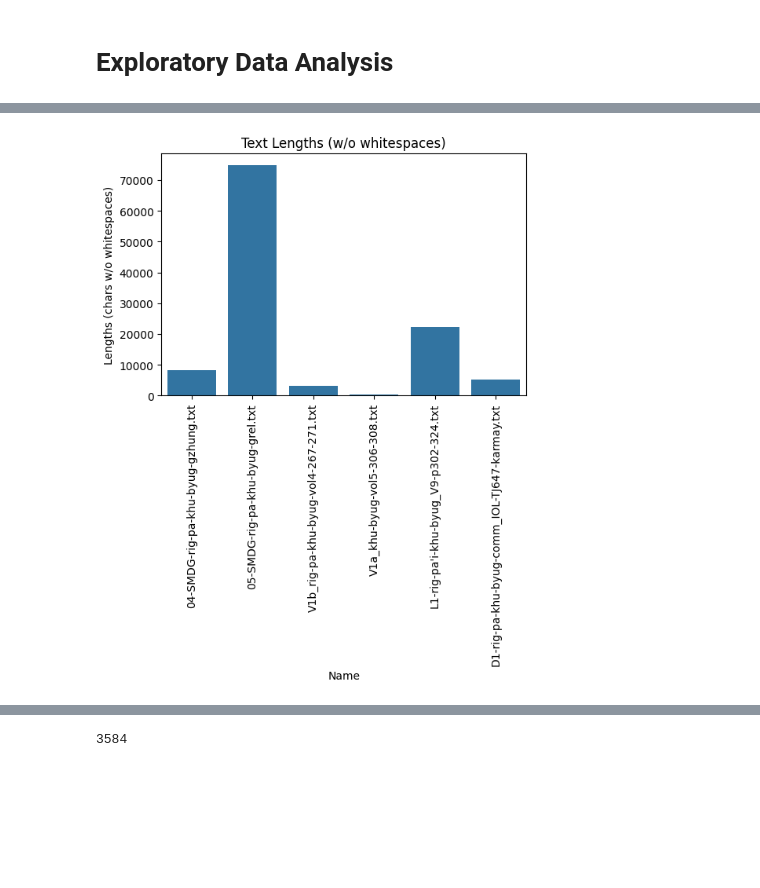
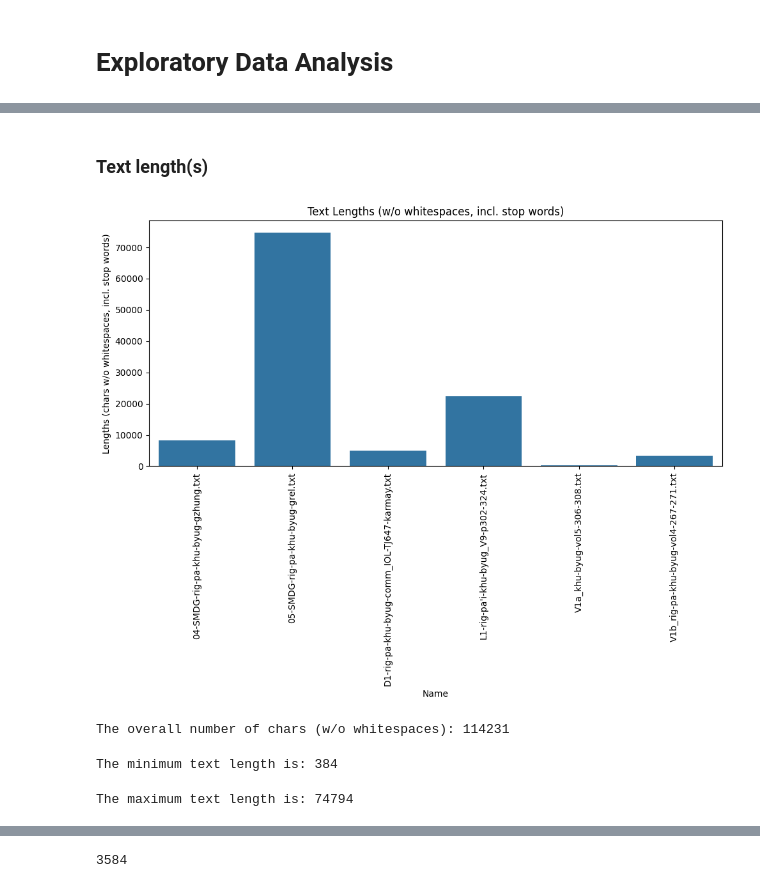
Before and after one commit to thomjur/tibetan-intertext-lab, a Jupyter notebook: study/Exploratory_Study.ipynb, the cells around one changed output, grey strips where cells are left out. Saved outputs shown, nothing was run; the diff lists cells and outputs as text; code cells hidden in the pictures; blank space fills up the shorter version.

```diff
--- a/study/Exploratory_Study.ipynb
+++ b/study/Exploratory_Study.ipynb
@@ -45,7 +40,7 @@ sdk = TibetanResearchSDK(
     batch_size=1,
     device_map={"":0},
     embedding_progress="batch",
-    load_in_8bit=True,
+    load_in_4bit=True,
 )
 
 sdk
@@ -80,7 +75,7 @@ class TextData:
                 f"orig_text={self.orig_text[:25]}..., "
                 f"text_no_stopwords={self.text_no_stopwords[:25]}..., "
                 f"segments={True if self.segments else False}, "
-                f"embeddings={True if self.embeddings else False}"
+                f"embeddings={True if self.embeddings else False}, "
                 f"segments_no_stopwords={True if self.segments_no_stopwords else False}, "
                 f"embeddings_no_stopwords={True if self.embeddings_no_stopwords else False}"
                 f")"
@@ -89,16 +84,16 @@ class TextData:
 ## Preparing Texts
 # %%
 STOPWORDS = None
-with open("stopwords.txt", "r") as f:
+with open("stopwords_selected.txt", "r") as f:
     STOPWORDS = f.read()
     STOPWORDS = STOPWORDS.replace("\n", "|").strip()
 
 def _remove_stopwords(text: str) -> str:
     text = re.sub(fr"{STOPWORDS}", "", text)
-    text = re.sub("\n|\t|\r", " ", text)
+    text = re.sub("\n|\t|\r|\\ufeff", "", text)
     # Removing page numbers etc. [p.213] [(l. 22)] (22)
     text = re.sub(r"\[.*?\]|\(.*?\)", " ", text)
-    text = re.sub(r"\s{2,}", " ", text)
+    text = re.sub(r"\s+", "", text)
     return text.strip()
 # %%
 # Loading all texts from folder
@@ -167,9 +186,9 @@ text_list[0]
 ### Storing Data as pickle Files
 # %%
 import pickle
-filename = "data_8b_emb.pkl"
+filename = "data_4b_emb.pkl"
 with open(f"data/{filename}", "wb") as f:
-    pickle.dump(text_list, f, protocol=pickle.HIGHEST_PROTOCOL)
+    #pickle.dump(text_list, f, protocol=pickle.HIGHEST_PROTOCOL)
 # %% [markdown]
 # Loading Processed Text Data
 If embeddings have already been created, you can save the `TextData` list in a byte format an reload it at a later point.
@@ -228,20 +262,34 @@ loaded_data
+# %% [markdown]
+### Text length(s)
 # %%
 # Text lengths
 import warnings
 warnings.filterwarnings('ignore', category=UserWarning, message='Glyph.*missing from font')
 df = pd.DataFrame({
     'Name': [t.name for t in loaded_data],
     'Length': [len(re.sub(f"\s+", "", t.orig_text)) for t in loaded_data]
 })
 
 # Barplot erstellen
-plt.figure(figsize=(6, 4))
+plt.figure(figsize=(10, 8))
 sns.barplot(data=df, x='Name', y='Length')
-plt.title('Text Lengths (w/o whitespaces)')
+plt.title('Text Lengths (w/o whitespaces, incl. stop words)')
 plt.xlabel('Name')
-plt.ylabel('Lengths (chars w/o whitespaces)')
+plt.ylabel('Lengths (chars w/o whitespaces, incl. stop words)')
 plt.xticks(rotation=90)
 plt.tight_layout()
-plt.savefig("images/text_len.png", dpi=300, bbox_inches='tight')
+plt.savefig("images/text_len_with_stopwords.png", dpi=300, bbox_inches='tight')
 # %% [output]
-[figure, old version]
+[figure, new version]
+# %%
+print(f"The overall number of chars (w/o whitespaces): {df.Length.sum()}")
+# %% [output]
+The overall number of chars (w/o whitespaces): 114231
+# %%
+print(f"The minimum text length is: {df.Length.min()}")
+# %% [output]
+The minimum text length is: 384
+# %%
+print(f"The maximum text length is: {df.Length.max()}")
+# %% [output]
+The maximum text length is: 74794
```
Also changed, not shown: parts of 83 cells of this notebook, 14 other files.
